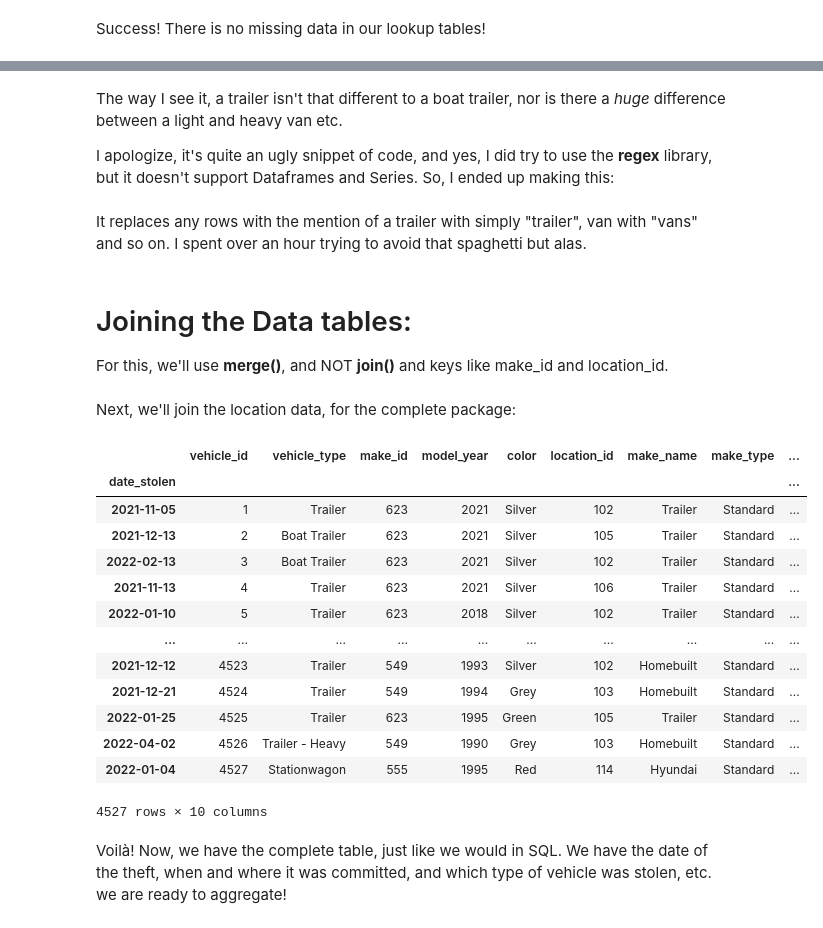
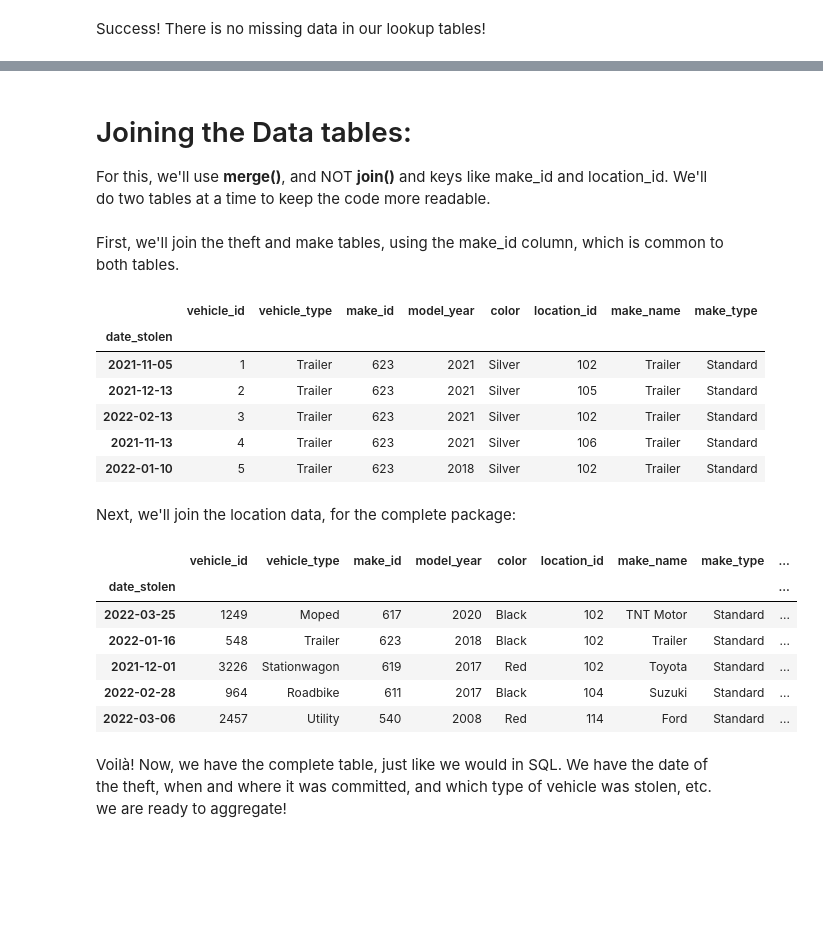
Before and after one commit to khaled-mehizel/nz-motor-theft-py-analysis, a Jupyter notebook: nz-carjacking-nb.ipynb, the cells around one changed output, grey strips where cells are left out. Cells and saved outputs as stored; diff of their text form; code cells hidden in the pictures; blank space fills up the shorter version.

```diff
--- a/nz-carjacking-nb.ipynb
+++ b/nz-carjacking-nb.ipynb
@@ -138,0 +168,8 @@ dtype: int64
+# %%
+thefts['vehicle_type'] = thefts['vehicle_type'].where((thefts['vehicle_type'].str.contains('Trailer') == False), other="Trailer")
+thefts['vehicle_type'] = thefts['vehicle_type'].where((thefts['vehicle_type'].str.contains('Truck') == False), other="Truck")
+thefts['vehicle_type'] = thefts['vehicle_type'].where((thefts['vehicle_type'].str.contains('Van') == False), other="Van")
+thefts['vehicle_type'] = thefts['vehicle_type'].where((thefts['vehicle_type'].str.contains('Bus') == False), other="Bus")
+thefts['vehicle_type'] = thefts['vehicle_type'].where((thefts['vehicle_type'] != "Mobile Home - Light"), other="Mobile Home")
+thefts['vehicle_type'] = thefts['vehicle_type'].where((thefts['vehicle_type'] != "Cab and Chassis Only"), other="Truck")
+thefts['vehicle_type'].unique()
@@ -181,4 +214,0 @@ array(['Trailer', 'Boat Trailer', 'Roadbike', 'Moped', 'Trailer - Heavy',
-# %% [markdown]
-The way I see it, a trailer isn't that different to a boat trailer, nor is there a *huge* difference between a light and heavy van etc.
-
-I apologize, it's quite an ugly snippet of code, and yes, I did try to use the **regex** library, but it doesn't support Dataframes and Series. So, I ended up making this:
@@ -189,29 +215,32 @@ thefts_full['vehicle_type'] = thefts_full['vehicle_type'].where((thefts_full['ve
-# %% [markdown]
-It replaces any rows with the mention of a trailer with simply "trailer", van with "vans" and so on.
-I spent over an hour trying to avoid that spaghetti but alas.
 # %% [markdown]
 # Joining the Data tables:
-For this, we'll use **merge()**, and NOT **join()** and keys like make_id and location_id.
+For this, we'll use **merge()**, and NOT **join()** and keys like make_id and location_id. We'll do two tables at a time to keep the code more readable.
+# %% [markdown]
+First, we'll join the theft and make tables, using the make_id column, which is common to both tables.
+# %%
+thefts_w_makes = thefts.merge(makes,"left",left_on=thefts["make_id"],right_index=True)
+thefts_w_makes.head()
+# %% [output]
+|  | vehicle_id | vehicle_type | make_id | model_year | color | location_id | make_name | make_type |
+| date_stolen |  |  |  |  |  |  |  |  |
+| 2021-11-05 | 1 | Trailer | 623 | 2021 | Silver | 102 | Trailer | Standard |
+| 2021-12-13 | 2 | Trailer | 623 | 2021 | Silver | 105 | Trailer | Standard |
+| 2022-02-13 | 3 | Trailer | 623 | 2021 | Silver | 102 | Trailer | Standard |
+| 2021-11-13 | 4 | Trailer | 623 | 2021 | Silver | 106 | Trailer | Standard |
+| 2022-01-10 | 5 | Trailer | 623 | 2018 | Silver | 102 | Trailer | Standard |
 # %% [markdown]
 Next, we'll join the location data, for the complete package:
 # %%
 thefts_full = thefts_w_makes.merge(locations,"left",left_on=thefts_w_makes["location_id"],right_index=True)
-thefts_full
+thefts_full.sample(5)
 # %% [output]
 |  | vehicle_id | vehicle_type | make_id | model_year | color | location_id | make_name | make_type | ... |
 | date_stolen |  |  |  |  |  |  |  |  | ... |
-| 2021-11-05 | 1 | Trailer | 623 | 2021 | Silver | 102 | Trailer | Standard | ... |
-| 2021-12-13 | 2 | Boat Trailer | 623 | 2021 | Silver | 105 | Trailer | Standard | ... |
-| 2022-02-13 | 3 | Boat Trailer | 623 | 2021 | Silver | 102 | Trailer | Standard | ... |
-| 2021-11-13 | 4 | Trailer | 623 | 2021 | Silver | 106 | Trailer | Standard | ... |
-| 2022-01-10 | 5 | Trailer | 623 | 2018 | Silver | 102 | Trailer | Standard | ... |
-| ... | ... | ... | ... | ... | ... | ... | ... | ... | ... |
-| 2021-12-12 | 4523 | Trailer | 549 | 1993 | Silver | 102 | Homebuilt | Standard | ... |
-| 2021-12-21 | 4524 | Trailer | 549 | 1994 | Grey | 103 | Homebuilt | Standard | ... |
-| 2022-01-25 | 4525 | Trailer | 623 | 1995 | Green | 105 | Trailer | Standard | ... |
-| 2022-04-02 | 4526 | Trailer - Heavy | 549 | 1990 | Grey | 103 | Homebuilt | Standard | ... |
-| 2022-01-04 | 4527 | Stationwagon | 555 | 1995 | Red | 114 | Hyundai | Standard | ... |
+| 2022-03-25 | 1249 | Moped | 617 | 2020 | Black | 102 | TNT Motor | Standard | ... |
+| 2022-01-16 | 548 | Trailer | 623 | 2018 | Black | 102 | Trailer | Standard | ... |
+| 2021-12-01 | 3226 | Stationwagon | 619 | 2017 | Red | 102 | Toyota | Standard | ... |
+| 2022-02-28 | 964 | Roadbike | 611 | 2017 | Black | 104 | Suzuki | Standard | ... |
+| 2022-03-06 | 2457 | Utility | 540 | 2008 | Red | 114 | Ford | Standard | ... |
-4527 rows × 10 columns
 # %% [markdown]
 Voilà! Now, we have the complete table, just like we would in SQL. We have the date of the theft, when and where it was committed, and which type of vehicle was stolen, etc. we are ready to aggregate!
 # %% [markdown]
```
Also changed, not shown: parts of 19 cells of this notebook, 1 other file.
